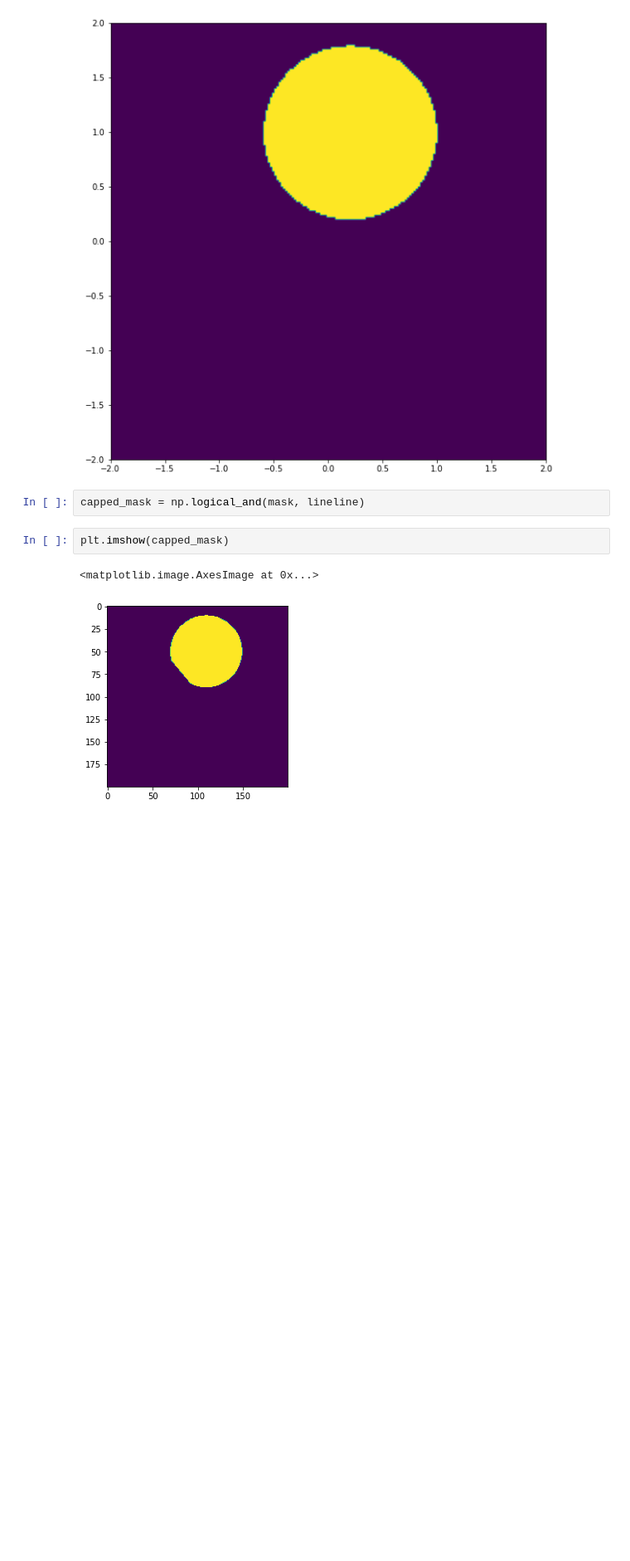
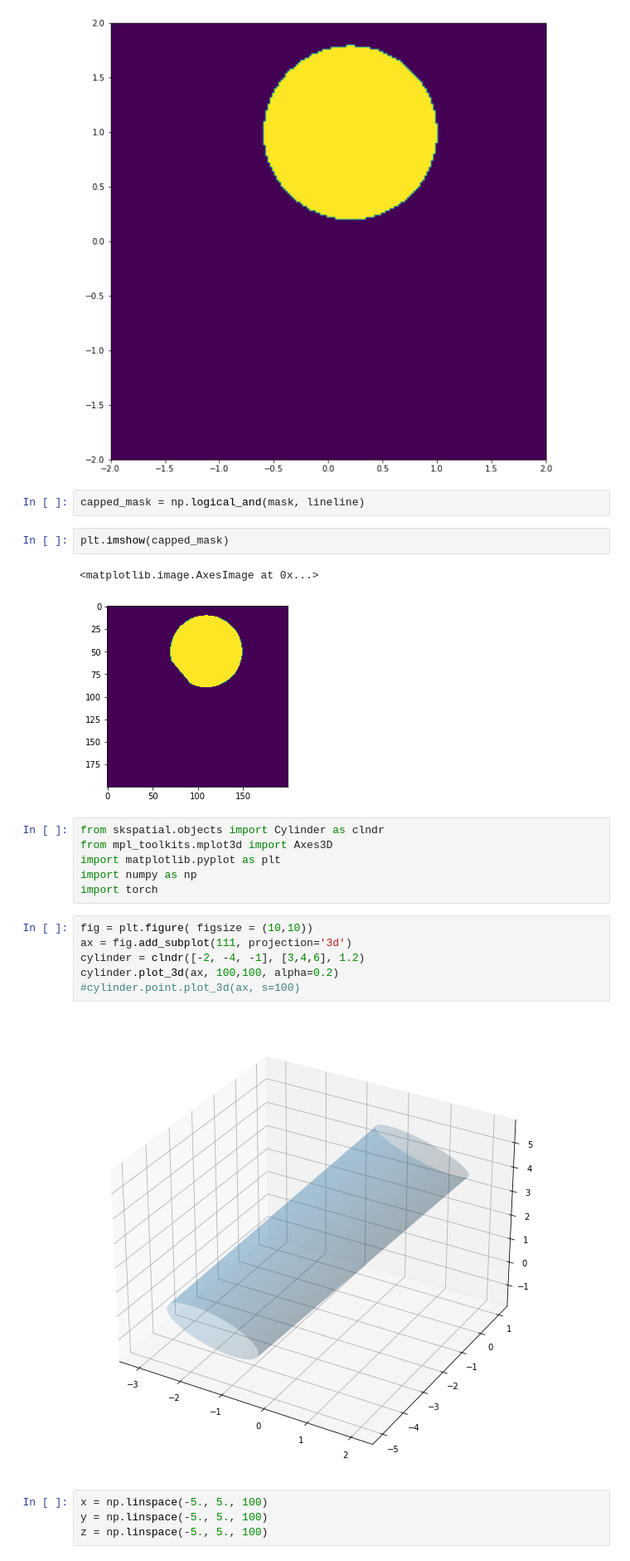
Before and after one commit to sofyalaski/SAXS-simulations, a Jupyter notebook: debugging.ipynb, the cells around one changed output. Shown: that part at 83% size. Drawn from its saved outputs; the diff is of its cells as text; blank space fills up the shorter version.

```diff
--- a/debugging.ipynb
+++ b/debugging.ipynb
@@ -551,3 +551,21 @@ plt.imshow(capped_mask)
 # %% [output]
 <matplotlib.image.AxesImage at 0x...>
 [figure]
+# %%
+from skspatial.objects import Cylinder as clndr
+from mpl_toolkits.mplot3d import Axes3D
+import matplotlib.pyplot as plt
+import numpy as np
+import torch
+# %%
+fig = plt.figure( figsize = (10,10))
+ax = fig.add_subplot(111, projection='3d')
+cylinder = clndr([-2, -4, -1], [3,4,6], 1.2)
+cylinder.plot_3d(ax, 100,100, alpha=0.2)
+#cylinder.point.plot_3d(ax, s=100)
+# %% [output]
+[figure, added]
+# %%
+x = np.linspace(-5., 5., 100)
+y = np.linspace(-5., 5., 100)
+z = np.linspace(-5., 5., 100)
```
Also changed, not shown: parts of 13 cells of this notebook, 4 other files.
